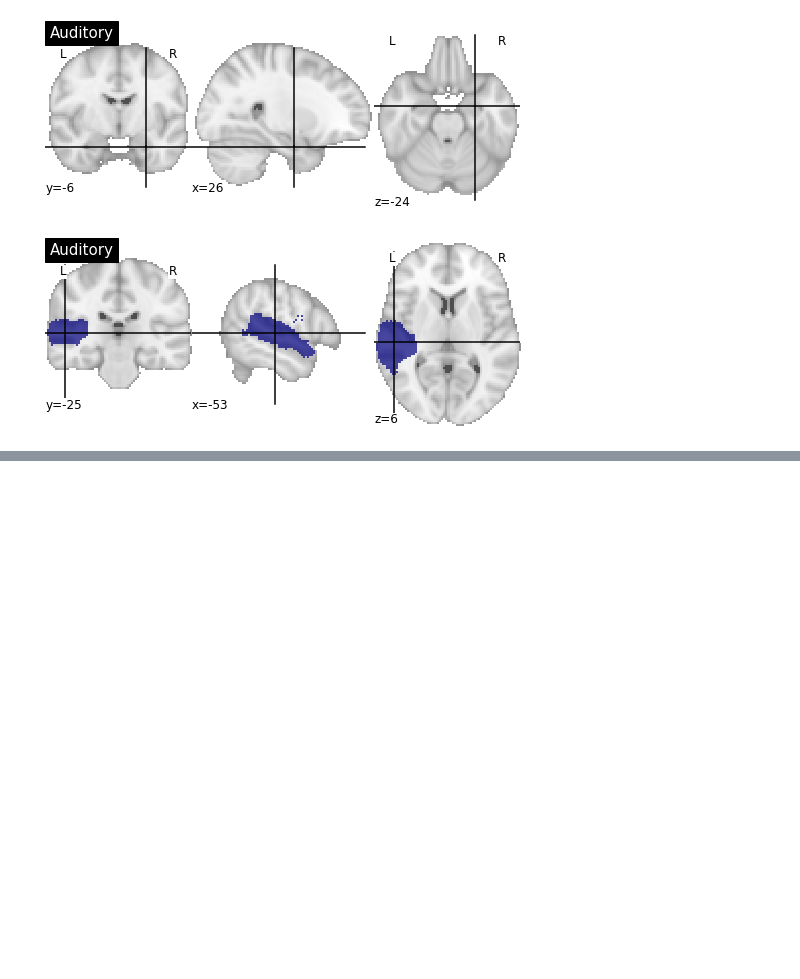
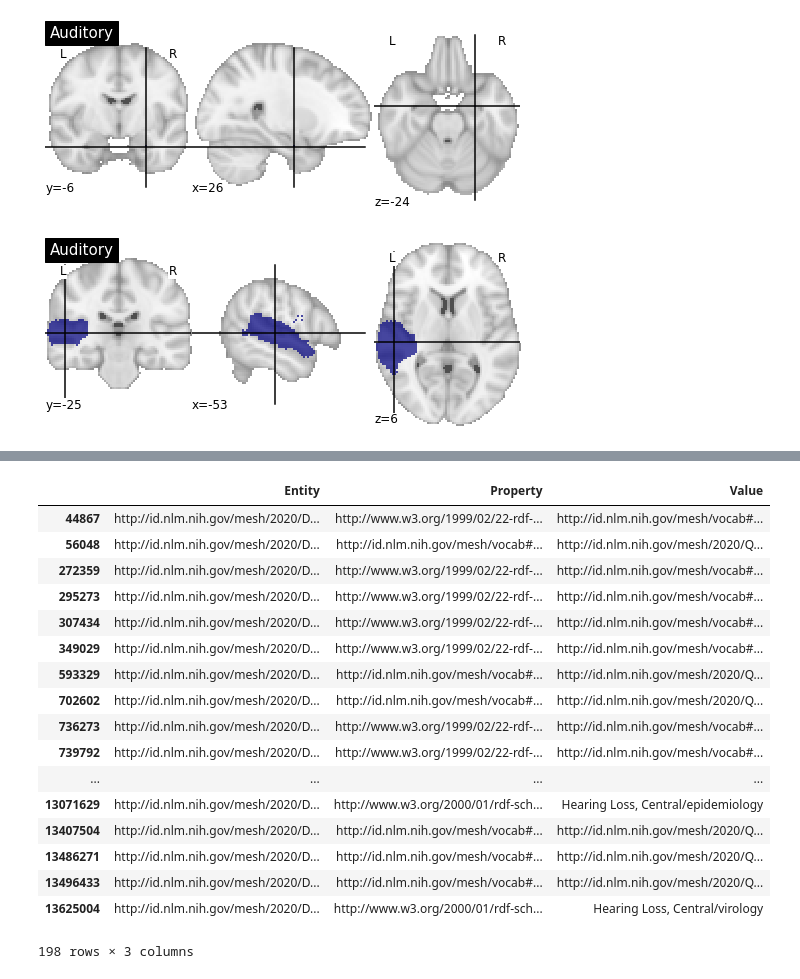
Before and after one commit to gzanitti/NeuroLang, a Jupyter notebook: examples/OHBM - Examples.ipynb, the cells around one changed output, grey strips where cells are left out. Drawn from its saved outputs; the diff is of its cells as text; code cells hidden in the pictures; blank space fills up the shorter version.

```diff
--- a/examples/OHBM - Examples.ipynb
+++ b/examples/OHBM - Examples.ipynb
@@ -468,3 +514,24 @@ for region in list_regions:
+# %%
+mesh[mesh.Entity.str.contains('http://id.nlm.nih.gov/mesh/2020/D006313')]
+# %% [output]
+|  | Entity | Property | Value |
+| 44867 | http://id.nlm.nih.gov/mesh/2020/D... | http://www.w3.org/1999/02/22-rdf-... | http://id.nlm.nih.gov/mesh/vocab#... |
+| 56048 | http://id.nlm.nih.gov/mesh/2020/D... | http://id.nlm.nih.gov/mesh/vocab#... | http://id.nlm.nih.gov/mesh/2020/Q... |
+| 272359 | http://id.nlm.nih.gov/mesh/2020/D... | http://www.w3.org/1999/02/22-rdf-... | http://id.nlm.nih.gov/mesh/vocab#... |
+| 295273 | http://id.nlm.nih.gov/mesh/2020/D... | http://www.w3.org/1999/02/22-rdf-... | http://id.nlm.nih.gov/mesh/vocab#... |
+| 307434 | http://id.nlm.nih.gov/mesh/2020/D... | http://www.w3.org/1999/02/22-rdf-... | http://id.nlm.nih.gov/mesh/vocab#... |
+| 349029 | http://id.nlm.nih.gov/mesh/2020/D... | http://www.w3.org/1999/02/22-rdf-... | http://id.nlm.nih.gov/mesh/vocab#... |
+| 593329 | http://id.nlm.nih.gov/mesh/2020/D... | http://id.nlm.nih.gov/mesh/vocab#... | http://id.nlm.nih.gov/mesh/2020/Q... |
+| 702602 | http://id.nlm.nih.gov/mesh/2020/D... | http://id.nlm.nih.gov/mesh/vocab#... | http://id.nlm.nih.gov/mesh/2020/Q... |
+| 736273 | http://id.nlm.nih.gov/mesh/2020/D... | http://www.w3.org/1999/02/22-rdf-... | http://id.nlm.nih.gov/mesh/vocab#... |
+| 739792 | http://id.nlm.nih.gov/mesh/2020/D... | http://www.w3.org/1999/02/22-rdf-... | http://id.nlm.nih.gov/mesh/vocab#... |
+| ... | ... | ... | ... |
+| 13071629 | http://id.nlm.nih.gov/mesh/2020/D... | http://www.w3.org/2000/01/rdf-sch... | Hearing Loss, Central/epidemiology |
+| 13407504 | http://id.nlm.nih.gov/mesh/2020/D... | http://id.nlm.nih.gov/mesh/vocab#... | http://id.nlm.nih.gov/mesh/2020/Q... |
+| 13486271 | http://id.nlm.nih.gov/mesh/2020/D... | http://id.nlm.nih.gov/mesh/vocab#... | http://id.nlm.nih.gov/mesh/2020/Q... |
+| 13496433 | http://id.nlm.nih.gov/mesh/2020/D... | http://id.nlm.nih.gov/mesh/vocab#... | http://id.nlm.nih.gov/mesh/2020/Q... |
+| 13625004 | http://id.nlm.nih.gov/mesh/2020/D... | http://www.w3.org/2000/01/rdf-sch... | Hearing Loss, Central/virology |
+198 rows × 3 columns
 # %%
 from neurolang.datalog.ontologies_parser import OntologiesParser
 from neurolang.datalog.ontologies_rewriter import OntologyRewriter
```
Also changed, not shown: parts of 12 cells of this notebook.
